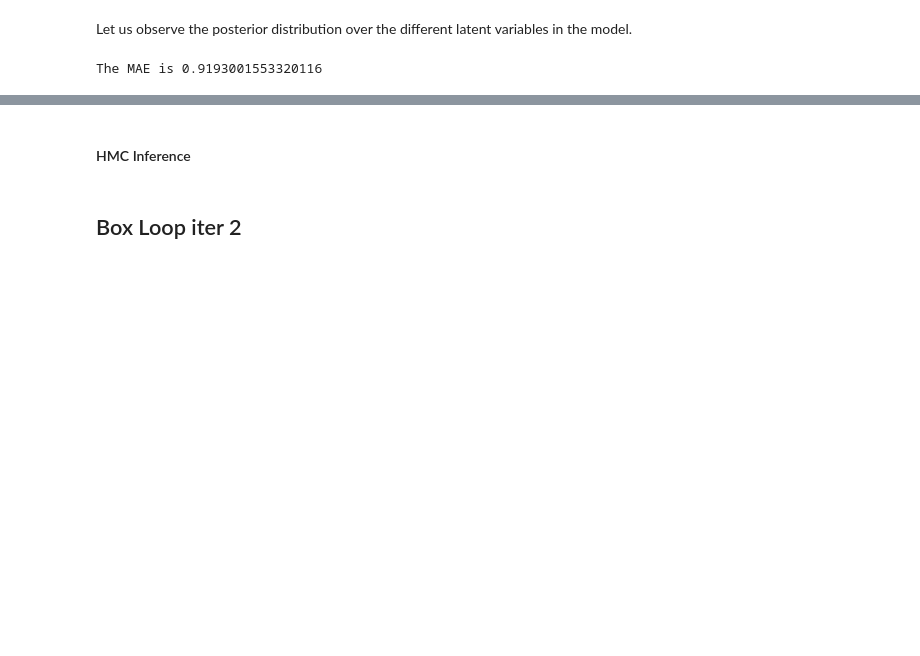
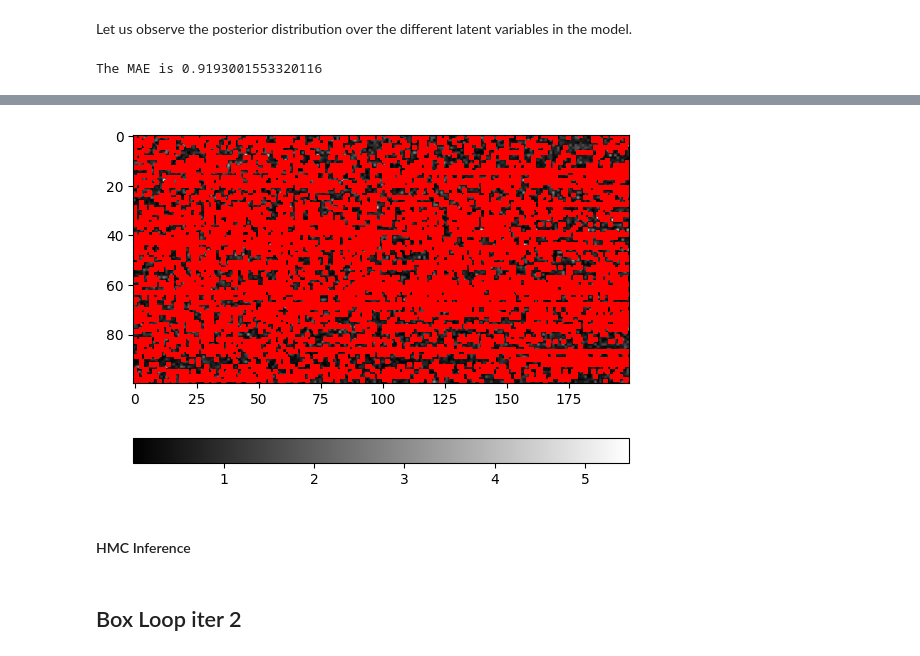
Before and after one commit to wq1701/mlpp_final, a Jupyter notebook: final-project/anime_recommendation.ipynb, the cells around one changed output, grey strips where cells are left out. Cells and saved outputs as stored; diff of their text form; code cells hidden in the pictures; blank space fills up the shorter version.

Commit message:
MAE image plot

```diff
--- a/final-project/anime_recommendation.ipynb
+++ b/final-project/anime_recommendation.ipynb
@@ -150,3 +150,14 @@ U_V_visualization()
+# %%
+import matplotlib
+current_cmap = matplotlib.cm.get_cmap()
+current_cmap.set_bad(color='red')
+R = anime_matrix_train.values
+plt.imshow(abs(R - torch.mm(pyro.param("u_mean"), pyro.param("v_mean").t()).detach().numpy()))
+plt.colorbar(orientation="horizontal")
+plt.gray()
+plt.show()
+# %% [output]
+[figure, added]
 # %% [markdown]
 #### HMC Inference
 # %%
```
Also changed, not shown: parts of 2 cells of this notebook, 1 other file.
